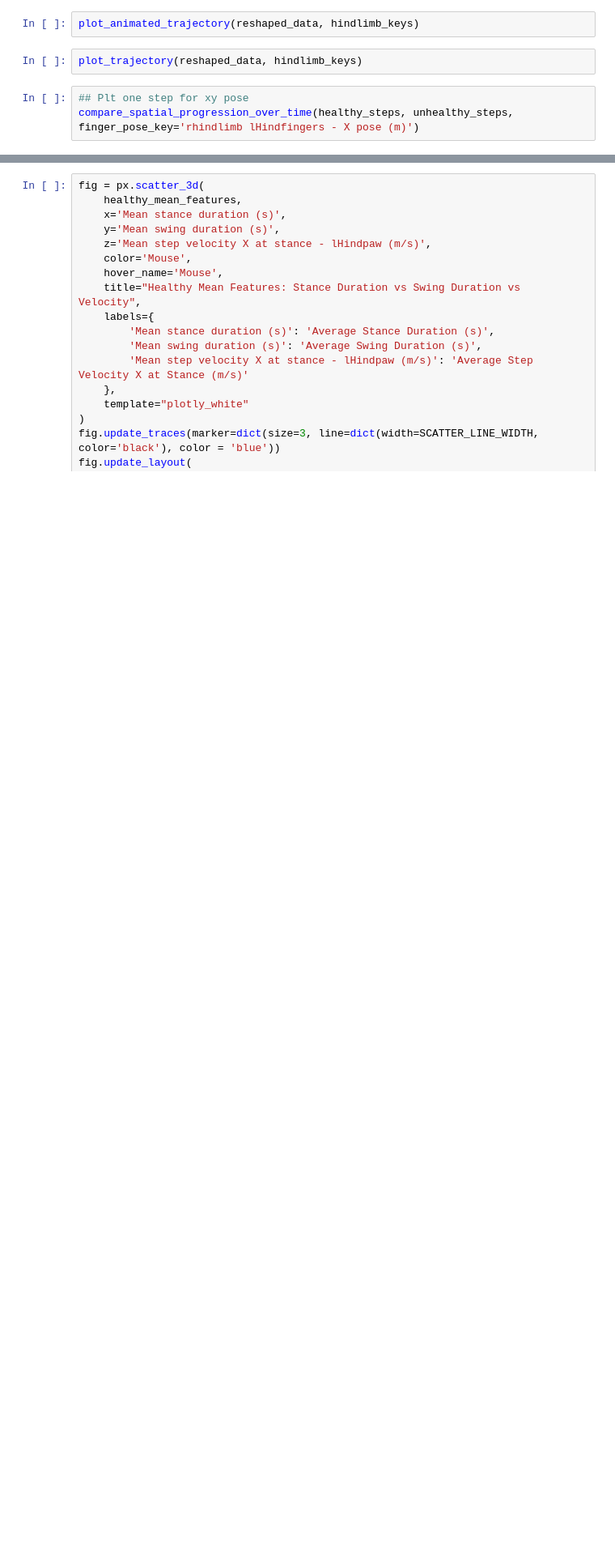
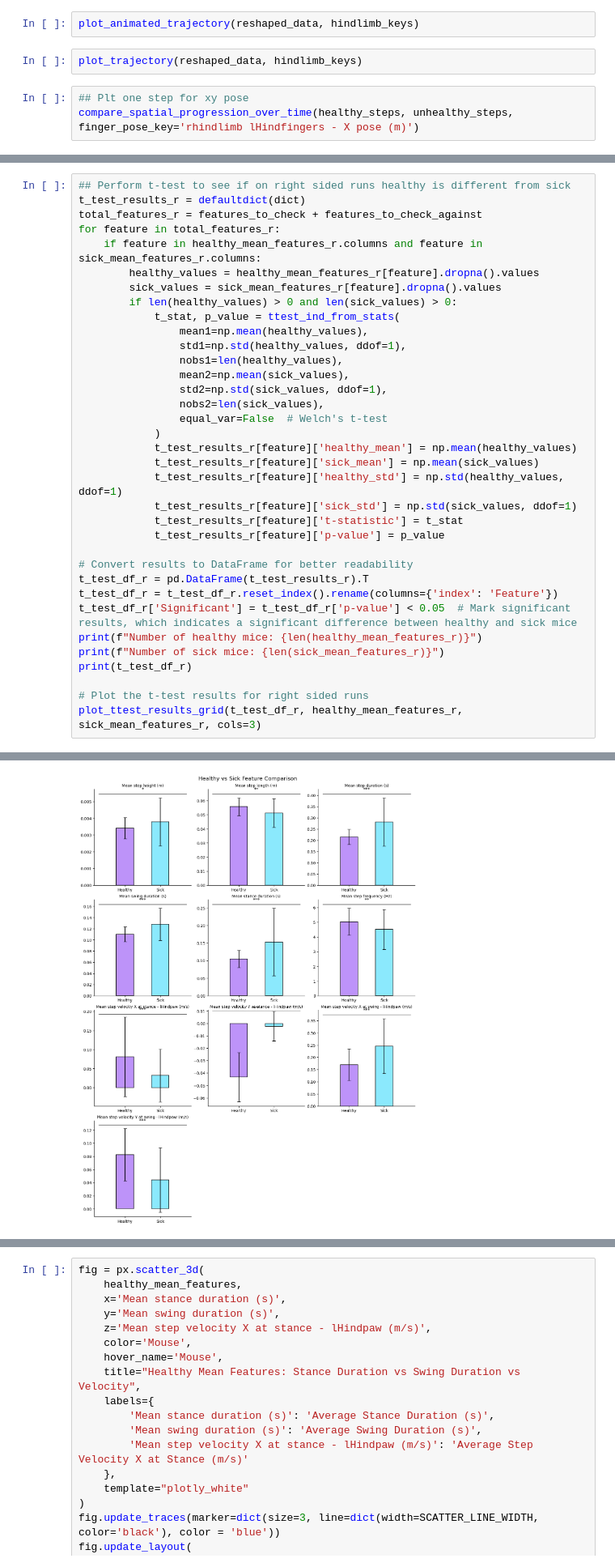
Before and after one commit to SimpingOjou/MScThesis, a Jupyter notebook: SCI_Time_Analysis.ipynb, the cells around one changed output, grey strips where cells are left out. Shown at 81% size. Cells and saved outputs as stored; diff of their text form; blank space fills up the shorter version.

```diff
--- a/SCI_Time_Analysis.ipynb
+++ b/SCI_Time_Analysis.ipynb
@@ -403,0 +813,36 @@ Number of mice: 95
+# %%
+## Perform t-test to see if on right sided runs healthy is different from sick
+t_test_results_r = defaultdict(dict)
+total_features_r = features_to_check + features_to_check_against
+for feature in total_features_r:
+    if feature in healthy_mean_features_r.columns and feature in sick_mean_features_r.columns:
+        healthy_values = healthy_mean_features_r[feature].dropna().values
+        sick_values = sick_mean_features_r[feature].dropna().values
+        if len(healthy_values) > 0 and len(sick_values) > 0:
+            t_stat, p_value = ttest_ind_from_stats(
+                mean1=np.mean(healthy_values),
+                std1=np.std(healthy_values, ddof=1),
+                nobs1=len(healthy_values),
+                mean2=np.mean(sick_values),
+                std2=np.std(sick_values, ddof=1),
+                nobs2=len(sick_values),
+                equal_var=False  # Welch's t-test
+            )
+            t_test_results_r[feature]['healthy_mean'] = np.mean(healthy_values)
+            t_test_results_r[feature]['sick_mean'] = np.mean(sick_values)
+            t_test_results_r[feature]['healthy_std'] = np.std(healthy_values, ddof=1)
+            t_test_results_r[feature]['sick_std'] = np.std(sick_values, ddof=1)
+            t_test_results_r[feature]['t-statistic'] = t_stat
+            t_test_results_r[feature]['p-value'] = p_value
+
+# Convert results to DataFrame for better readability
+t_test_df_r = pd.DataFrame(t_test_results_r).T
+t_test_df_r = t_test_df_r.reset_index().rename(columns={'index': 'Feature'})
+t_test_df_r['Significant'] = t_test_df_r['p-value'] < 0.05  # Mark significant results, which indicates a significant difference between healthy and sick mice
+print(f"Number of healthy mice: {len(healthy_mean_features_r)}")
+print(f"Number of sick mice: {len(sick_mean_features_r)}")
+print(t_test_df_r)
+
+# Plot the t-test results for right sided runs
+plot_ttest_results_grid(t_test_df_r, healthy_mean_features_r, sick_mean_features_r, cols=3)
+# %% [output]
@@ -403,0 +866 @@ Number of mice: 95
+[figure, added]
```
Also changed, not shown: parts of 20 cells of this notebook.
